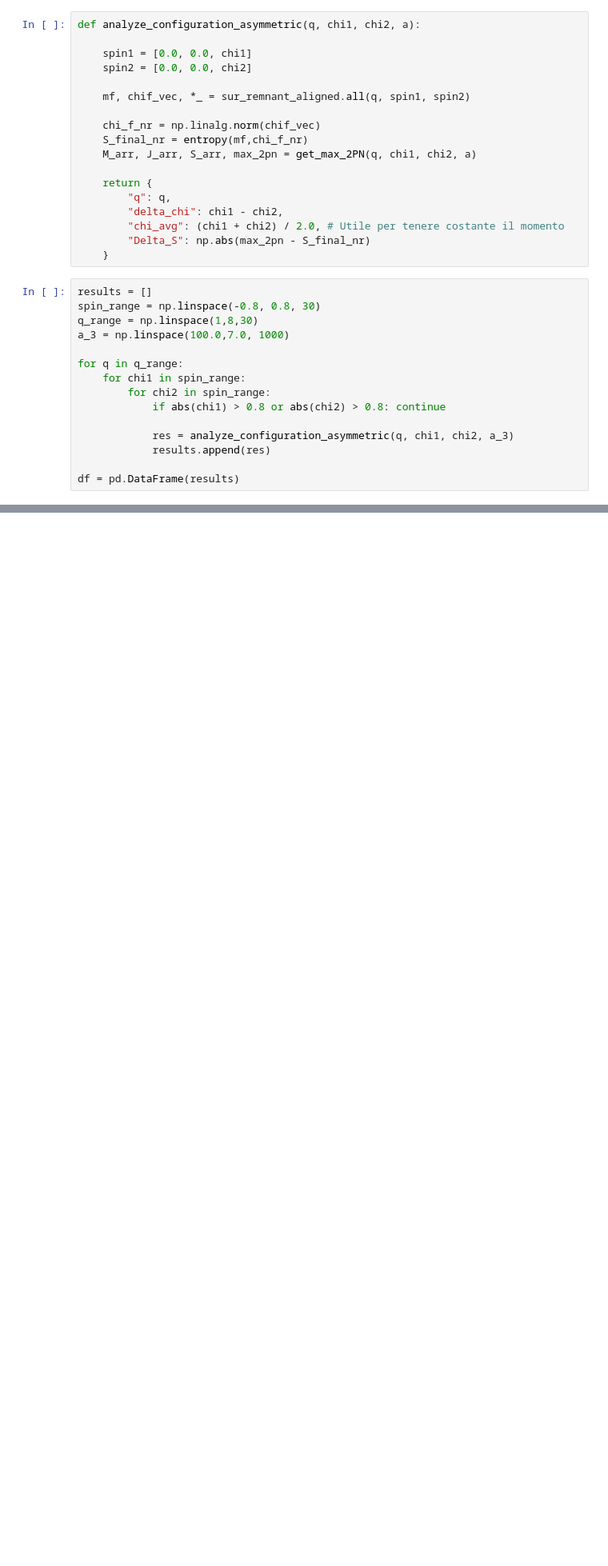
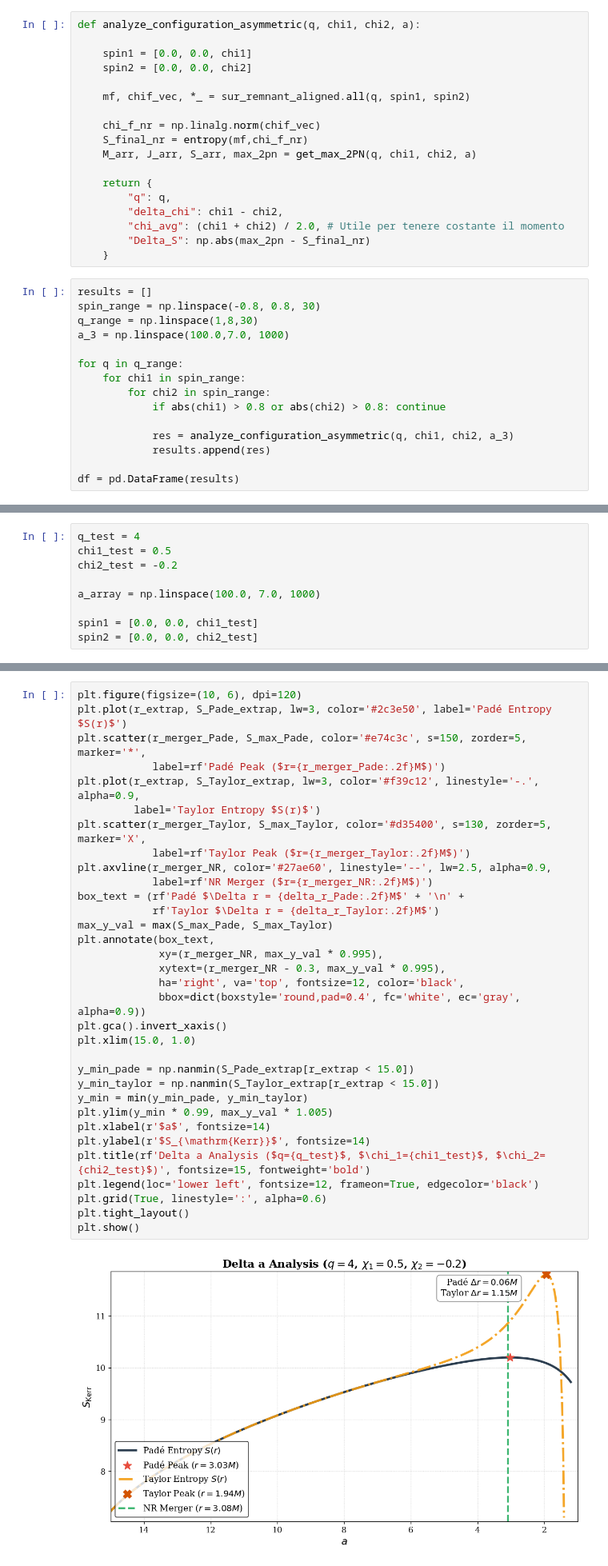
Before and after one commit to giacomobrugali/Entropy-conjecture, a Jupyter notebook: Entropy-conjecture/Newtonian_analysis/Aligned_spin.ipynb, the cells around one changed output, grey strips where cells are left out. Shown at 80% size. Saved outputs shown, nothing was run; the diff lists cells and outputs as text; blank space fills up the shorter version.

```diff
--- a/Entropy-conjecture/Newtonian_analysis/Aligned_spin.ipynb
+++ b/Entropy-conjecture/Newtonian_analysis/Aligned_spin.ipynb
@@ -506,0 +748,9 @@ plt.show()
+# %%
+q_test = 4
+chi1_test = 0.5
+chi2_test = -0.2
+
+a_array = np.linspace(100.0, 7.0, 1000)
+
+spin1 = [0.0, 0.0, chi1_test]
+spin2 = [0.0, 0.0, chi2_test]
@@ -506,0 +817,35 @@ plt.show()
+# %%
+plt.figure(figsize=(10, 6), dpi=120)
+plt.plot(r_extrap, S_Pade_extrap, lw=3, color='#2c3e50', label='Padé Entropy $S(r)$')
+plt.scatter(r_merger_Pade, S_max_Pade, color='#e74c3c', s=150, zorder=5, marker='*',
+            label=rf'Padé Peak ($r={r_merger_Pade:.2f}M$)')
+plt.plot(r_extrap, S_Taylor_extrap, lw=3, color='#f39c12', linestyle='-.', alpha=0.9,
+         label='Taylor Entropy $S(r)$')
+plt.scatter(r_merger_Taylor, S_max_Taylor, color='#d35400', s=130, zorder=5, marker='X',
+            label=rf'Taylor Peak ($r={r_merger_Taylor:.2f}M$)')
+plt.axvline(r_merger_NR, color='#27ae60', linestyle='--', lw=2.5, alpha=0.9,
+            label=rf'NR Merger ($r={r_merger_NR:.2f}M$)')
+box_text = (rf'Padé $\Delta r = {delta_r_Pade:.2f}M$' + '\n' +
+            rf'Taylor $\Delta r = {delta_r_Taylor:.2f}M$')
+max_y_val = max(S_max_Pade, S_max_Taylor)
+plt.annotate(box_text,
+             xy=(r_merger_NR, max_y_val * 0.995),
+             xytext=(r_merger_NR - 0.3, max_y_val * 0.995),
+             ha='right', va='top', fontsize=12, color='black',
+             bbox=dict(boxstyle='round,pad=0.4', fc='white', ec='gray', alpha=0.9))
+plt.gca().invert_xaxis()
+plt.xlim(15.0, 1.0)
+
+y_min_pade = np.nanmin(S_Pade_extrap[r_extrap < 15.0])
+y_min_taylor = np.nanmin(S_Taylor_extrap[r_extrap < 15.0])
+y_min = min(y_min_pade, y_min_taylor)
+plt.ylim(y_min * 0.99, max_y_val * 1.005)
+plt.xlabel(r'$a$', fontsize=14)
+plt.ylabel(r'$S_{\mathrm{Kerr}}$', fontsize=14)
+plt.title(rf'Delta a Analysis ($q={q_test}$, $\chi_1={chi1_test}$, $\chi_2={chi2_test}$)', fontsize=15, fontweight='bold')
+plt.legend(loc='lower left', fontsize=12, frameon=True, edgecolor='black')
+plt.grid(True, linestyle=':', alpha=0.6)
+plt.tight_layout()
+plt.show()
+# %% [output]
+[figure, added]
```
Also changed, not shown: parts of 18 cells of this notebook, 2 other files.
